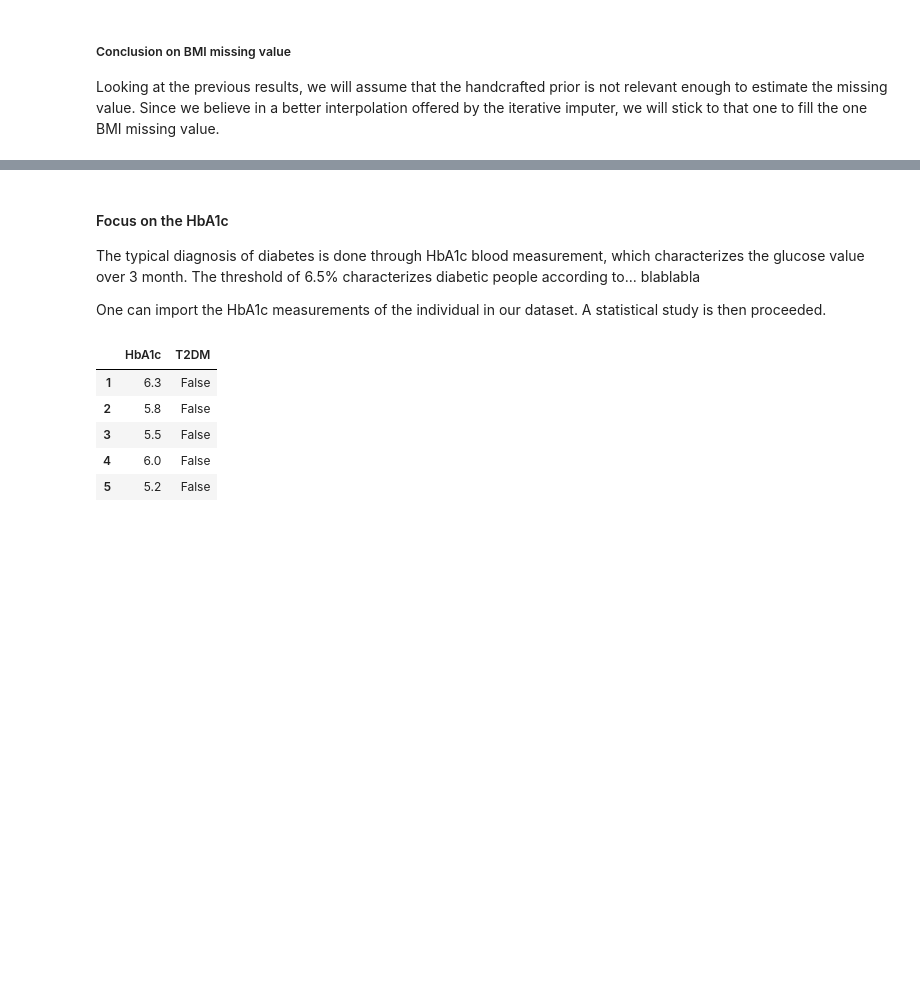
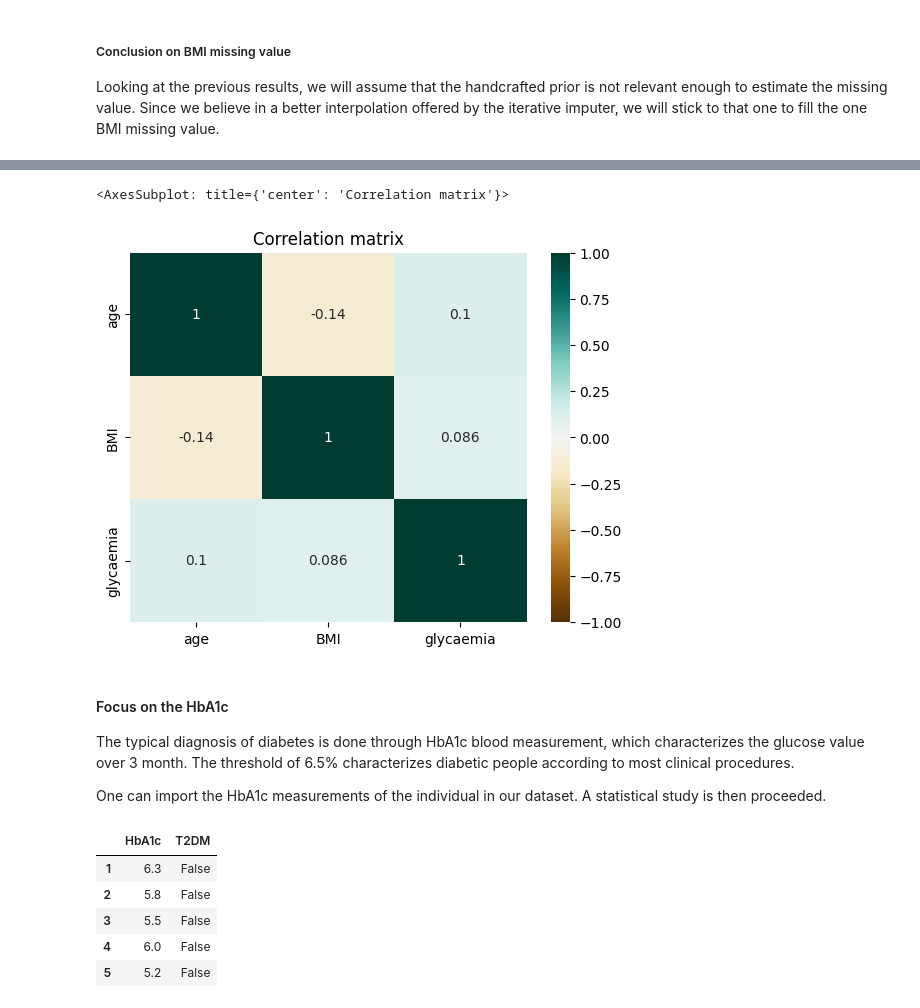
Before and after one commit to AlexandreChaussard/Datacamp-Project, a Jupyter notebook: DT2_starting_kit.ipynb, the cells around one changed output, grey strips where cells are left out. Drawn from its saved outputs; the diff is of its cells as text; code cells hidden in the pictures; blank space fills up the shorter version.

```diff
--- a/DT2_starting_kit.ipynb
+++ b/DT2_starting_kit.ipynb
@@ -184,7 +264,13 @@ Looking at the previous results, we will assume that the handcrafted prior is no
+# %%
+plt.title("Correlation matrix")
+sns.heatmap(data=X.iloc[:,1:4].corr(), vmin=-1, vmax=1, cmap="BrBG", annot=True)
+# %% [output]
+<AxesSubplot: title={'center': 'Correlation matrix'}>
+[figure, added]
 # %% [markdown]
 #### Focus on the HbA1c
 
-The typical diagnosis of diabetes is done through HbA1c blood measurement, which characterizes the glucose value over 3 month. The threshold of 6.5% characterizes diabetic people according to... blablabla
+The typical diagnosis of diabetes is done through HbA1c blood measurement, which characterizes the glucose value over 3 month. The threshold of 6.5% characterizes diabetic people according to most clinical procedures.
 
 One can import the HbA1c measurements of the individual in our dataset. A statistical study is then proceeded.
 # %%
```
Also changed, not shown: parts of 36 cells of this notebook, 1 other file.
